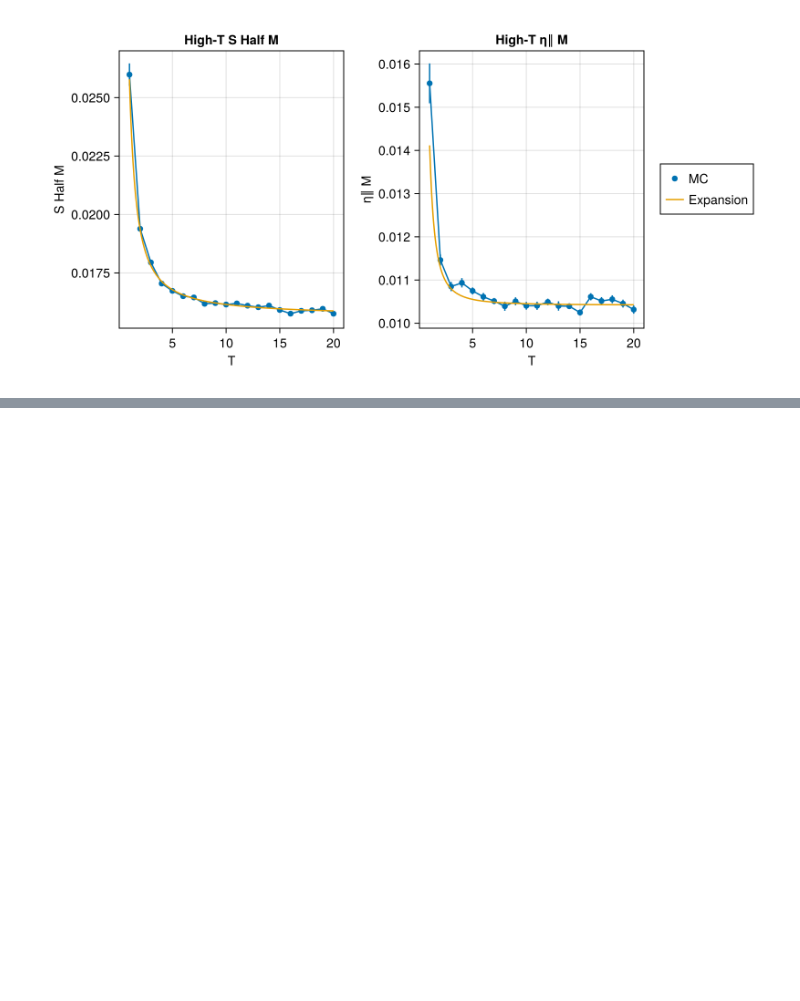
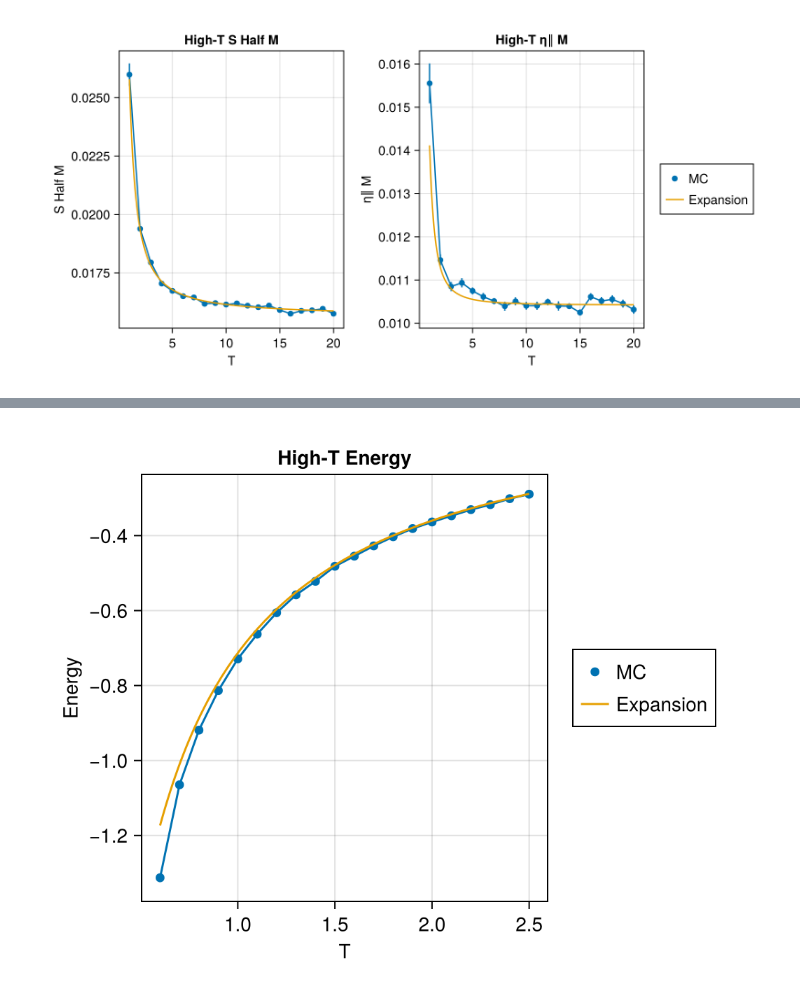
Before and after one commit to PatXue/WignerMolecule.jl, a Jupyter notebook: high-temp/plotting.ipynb, the cells around one changed output, grey strips where cells are left out. Drawn from its saved outputs; the diff is of its cells as text; code cells hidden in the pictures; blank space fills up the shorter version.

Commit message:
Plot fm high-t expansion and MC results

```diff
--- a/high-temp/plotting.ipynb
+++ b/high-temp/plotting.ipynb
@@ -140,0 +146,2 @@ fig
+# %%
+results = JobResult("../jobs", "fm-high-t")
@@ -140,0 +166,12 @@ fig
+# %%
+fig = Figure(size=(500,400))
+fig[1,1] = ax1 = Axis(fig, title="High-T Energy", xlabel="T", ylabel="Energy")
+generate_plot!(ax1, :T, :Energy, results.data)
+lines!(ax1, 0.6..2.5, getexpansion("fm", 2))
+# fig[1,2] = ax2 = Axis(fig, title="High-T Energy", xlabel="T", ylabel="Energy")
+# generate_plot!(ax2, :T, :Energy, results.data, label="MC")
+# lines!(ax2, 1..20, getexpansion("fm", 2), label="Expansion")
+Legend(fig[1,2], ax2)
+fig
+# %% [output]
+[figure, added]
```
Also changed, not shown: parts of 6 cells of this notebook.
